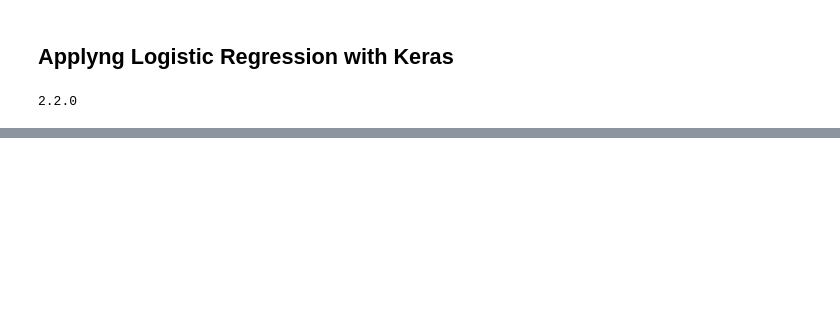
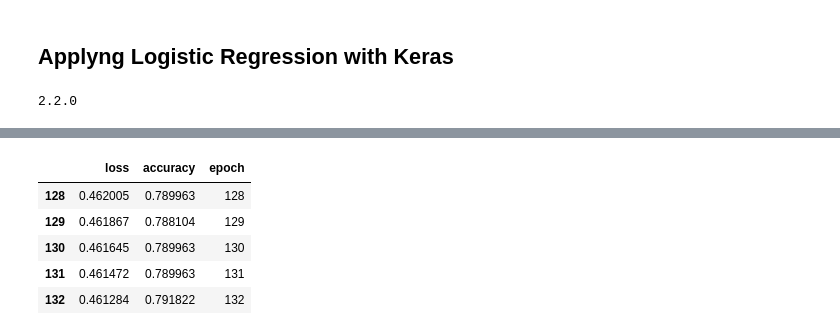
Before and after one commit to RafaDias/diabetes-analysis, a Jupyter notebook: Diabetes_Analysis.ipynb, the cells around one changed output, grey strips where cells are left out. Cells and saved outputs as stored; diff of their text form; code cells hidden in the pictures; blank space fills up the shorter version.

Commit message:
Sigmoid function

```diff
--- a/Diabetes Analysis.ipynb
+++ b/Diabetes_Analysis.ipynb
@@ -127,13 +232,25 @@ from tensorflow.keras import layers
 # %%
 def build_model():
+
+    #Utilizando regularizadores
+
+    reg = regularizers.L1L2(l1=0.00, l2=0.01)
+    '''
     model = keras.Sequential([
-        layers.Dense(2, activation='softmax', input_shape=[len(train_dataset.keys())])
+        layers.Dense(1, activation='sigmoid', kernel_regularizer=reg, input_shape=[len(train_dataset.keys())])
+    ])
+    '''
+
+    #Sem regularizadores
+
+    model = keras.Sequential([
+        layers.Dense(1, activation='sigmoid', input_shape=[len(train_dataset.keys())])
     ])
 
 
-    model.compile(optimizer= 'sgd',
-              loss='categorical_crossentropy',
-              metrics=['accuracy'])
+    model.compile(optimizer='rmsprop',
+                  loss='binary_crossentropy',
+                  metrics=['accuracy'])
 
     return model
 # %%
@@ -153,0 +300,11 @@ _________________________________________________________________
+# %%
+hist = pd.DataFrame(history.history)
+hist['epoch'] = history.epoch
+hist.tail()
+# %% [output]
+|  | loss | accuracy | epoch |
+| 128 | 0.462005 | 0.789963 | 128 |
+| 129 | 0.461867 | 0.788104 | 129 |
+| 130 | 0.461645 | 0.789963 | 130 |
+| 131 | 0.461472 | 0.789963 | 131 |
+| 132 | 0.461284 | 0.791822 | 132 |
```
Also changed, not shown: parts of 18 cells of this notebook.
